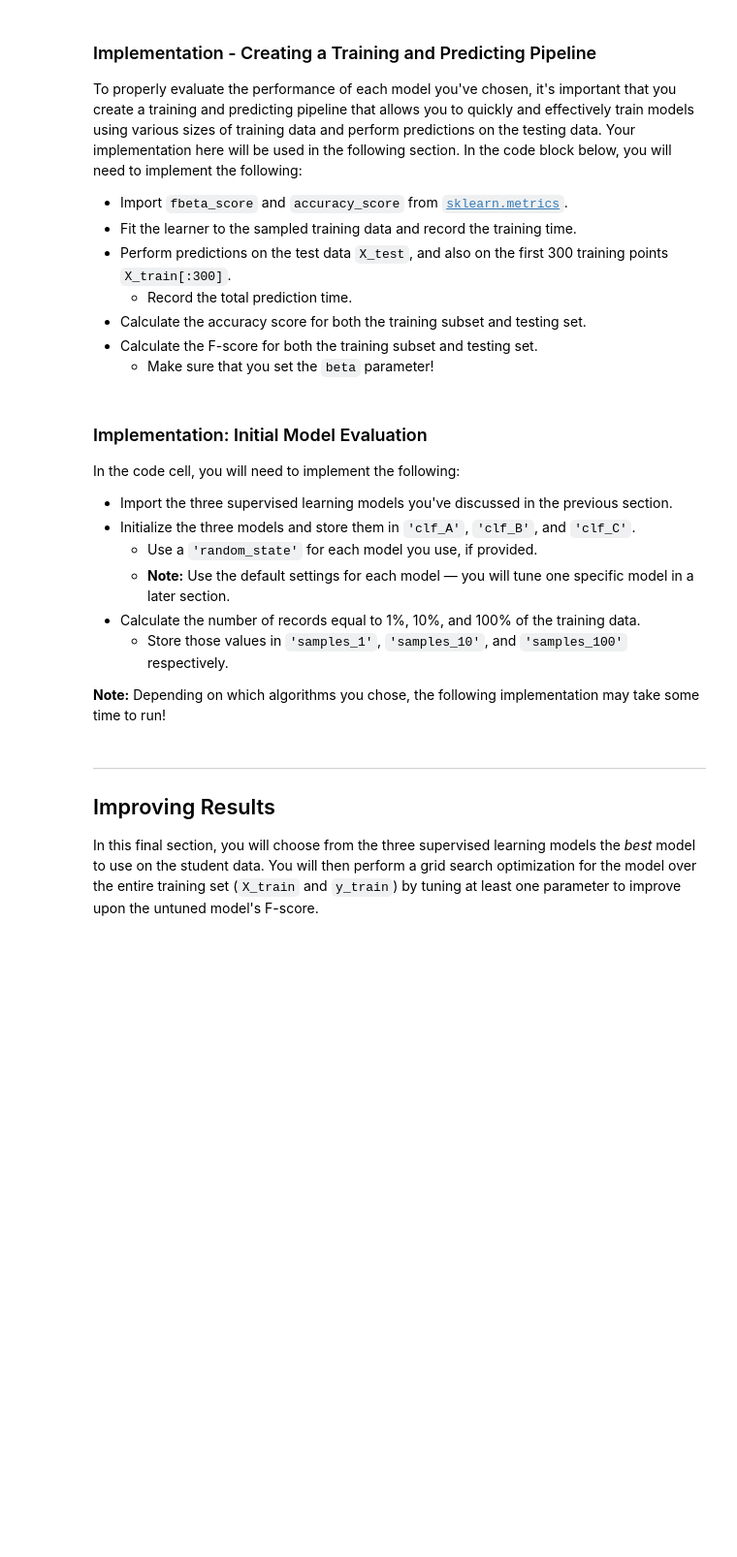
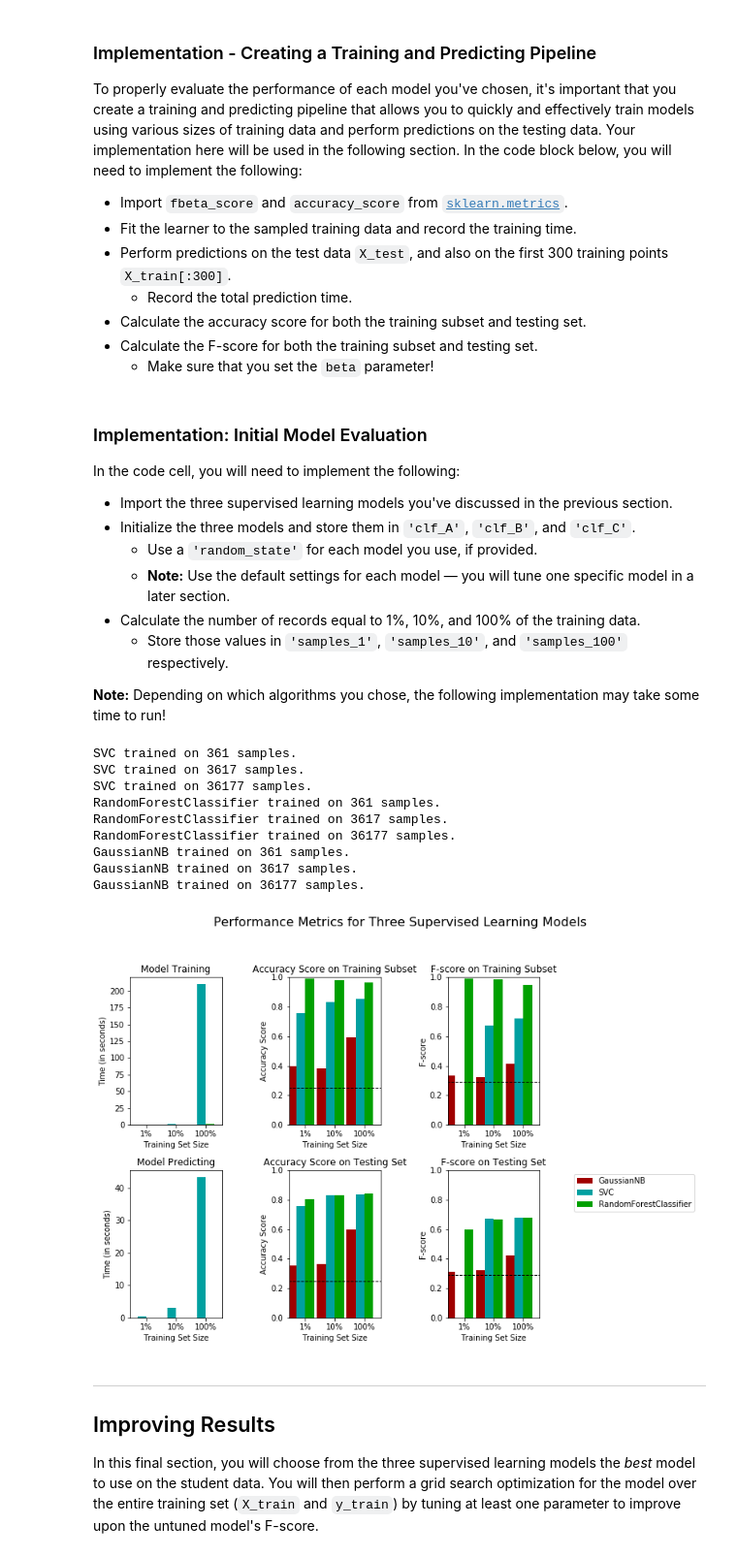
Before and after one commit to cavalcantejean/finding_donors, a Jupyter notebook: finding_donors.ipynb, the cells around one changed output. Shown: that part at 97% size. Cells and saved outputs as stored; diff of their text form; code cells hidden in the pictures; blank space fills up the shorter version.

```diff
--- a/finding_donors.ipynb
+++ b/finding_donors.ipynb
@@ -189,7 +189,7 @@ from sklearn.cross_validation import train_test_split
 
 # Split the 'features' and 'income' data into training and testing sets
 X_train, X_test, y_train, y_test = train_test_split(features_final,
-                                                    income,
+                                                    income_raw,
                                                     test_size = 0.2,
                                                     random_state = 0)
 
@@ -248,12 +249,12 @@ TN = 0 # No predicted negatives in the naive case
 FN = 0 # No predicted negatives in the naive case
 '''
 # TODO: Calculate accuracy, precision and recall
-accuracy = None
-recall = None
-precision = None
+accuracy = float(n_greater_50k) / (n_greater_50k + n_at_most_50k)
+recall = float(n_greater_50k) / (n_greater_50k + 1)
+precision = float(n_greater_50k) / (n_greater_50k + n_at_most_50k)
 
 # TODO: Calculate F-score using the formula above for beta = 0.5 and correct values for precision and recall.
-fscore = None
+fscore = ((1 + 0.5**2) * precision * recall) / ((0.5**2 * precision) + recall)
 
 # Print the results
 print("Naive Predictor: [Accuracy score: {:.4f}, F-score: {:.4f}]".format(accuracy, fscore))
@@ -294,6 +318,7 @@ In the code block below, you will need to implement the following:
    - Make sure that you set the `beta` parameter!
 # %%
 # TODO: Import two metrics from sklearn - fbeta_score and accuracy_score
+from sklearn.metrics import fbeta_score, accuracy_score
 
 def train_predict(learner, sample_size, X_train, y_train, X_test, y_test):
     '''
@@ -310,33 +335,33 @@ def train_predict(learner, sample_size, X_train, y_train, X_test, y_test):
 
     # TODO: Fit the learner to the training data using slicing with 'sample_size' using .fit(training_features[:], training_labels[:])
     start = time() # Get start time
-    learner = None
+    learner = learner.fit(X_train[:sample_size], y_train[:sample_size])
     end = time() # Get end time
 
     # TODO: Calculate the training time
-    results['train_time'] = None
+    results['train_time'] = end - start
 
     # TODO: Get the predictions on the test set(X_test),
     #       then get predictions on the first 300 training samples(X_train) using .predict()
     start = time() # Get start time
-    predictions_test = None
-    predictions_train = None
+    predictions_test = learner.predict(X_test)
+    predictions_train = learner.predict(X_train[:300])
     end = time() # Get end time
 
     # TODO: Calculate the total prediction time
-    results['pred_time'] = None
+    results['pred_time'] = end - start
 
     # TODO: Compute accuracy on the first 300 training samples which is y_train[:300]
-    results['acc_train'] = None
+    results['acc_train'] = accuracy_score(y_train[:300], predictions_train)
 
     # TODO: Compute accuracy on test set using accuracy_score()
-    results['acc_test'] = None
+    results['acc_test'] = accuracy_score(y_test, predictions_test)
 
     # TODO: Compute F-score on the the first 300 training samples using fbeta_score()
-    results['f_train'] = None
+    results['f_train'] = fbeta_score(y_train[:300], predictions_train, 0.5)
 
     # TODO: Compute F-score on the test set which is y_test
-    results['f_test'] = None
+    results['f_test'] = fbeta_score(y_test, predictions_test, 0.5)
 
     # Success
     print("{} trained on {} samples.".format(learner.__class__.__name__, sample_size))
@@ -356,31 +381,45 @@ In the code cell, you will need to implement the following:
 **Note:** Depending on which algorithms you chose, the following implementation may take some time to run!
 # %%
 # TODO: Import the three supervised learning models from sklearn
+from sklearn.svm import SVC
+from sklearn.ensemble import RandomForestClassifier
+from sklearn.naive_bayes import GaussianNB
 
 # TODO: Initialize the three models
-clf_A = None
-clf_B = None
-clf_C = None
+clf_A = SVC(random_state = 3)
+clf_B = RandomForestClassifier(random_state = 2)
+clf_C = GaussianNB()
 
 # TODO: Calculate the number of samples for 1%, 10%, and 100% of the training data
 # HINT: samples_100 is the entire training set i.e. len(y_train)
 # HINT: samples_10 is 10% of samples_100 (ensure to set the count of the values to be `int` and not `float`)
 # HINT: samples_1 is 1% of samples_100 (ensure to set the count of the values to be `int` and not `float`)
-samples_100 = None
-samples_10 = None
-samples_1 = None
+samples_1 = int(float(len(X_train)) * 0.01)
+samples_10 = int(float(len(X_train)) * 0.1)
+samples_100 = len(X_train)
 
 # Collect results on the learners
 results = {}
 for clf in [clf_A, clf_B, clf_C]:
     clf_name = clf.__class__.__name__
     results[clf_name] = {}
     for i, samples in enumerate([samples_1, samples_10, samples_100]):
         results[clf_name][i] = \
         train_predict(clf, samples, X_train, y_train, X_test, y_test)
 
 # Run metrics visualization for the three supervised learning models chosen
 vs.evaluate(results, accuracy, fscore)
+# %% [output]
+SVC trained on 361 samples.
+SVC trained on 3617 samples.
+SVC trained on 36177 samples.
+RandomForestClassifier trained on 361 samples.
+RandomForestClassifier trained on 3617 samples.
+RandomForestClassifier trained on 36177 samples.
+GaussianNB trained on 361 samples.
+GaussianNB trained on 3617 samples.
+GaussianNB trained on 36177 samples.
+[figure, added]
 # %% [markdown]
 ----
 ## Improving Results
```
Also changed, not shown: parts of 27 cells of this notebook, 3 other files.
